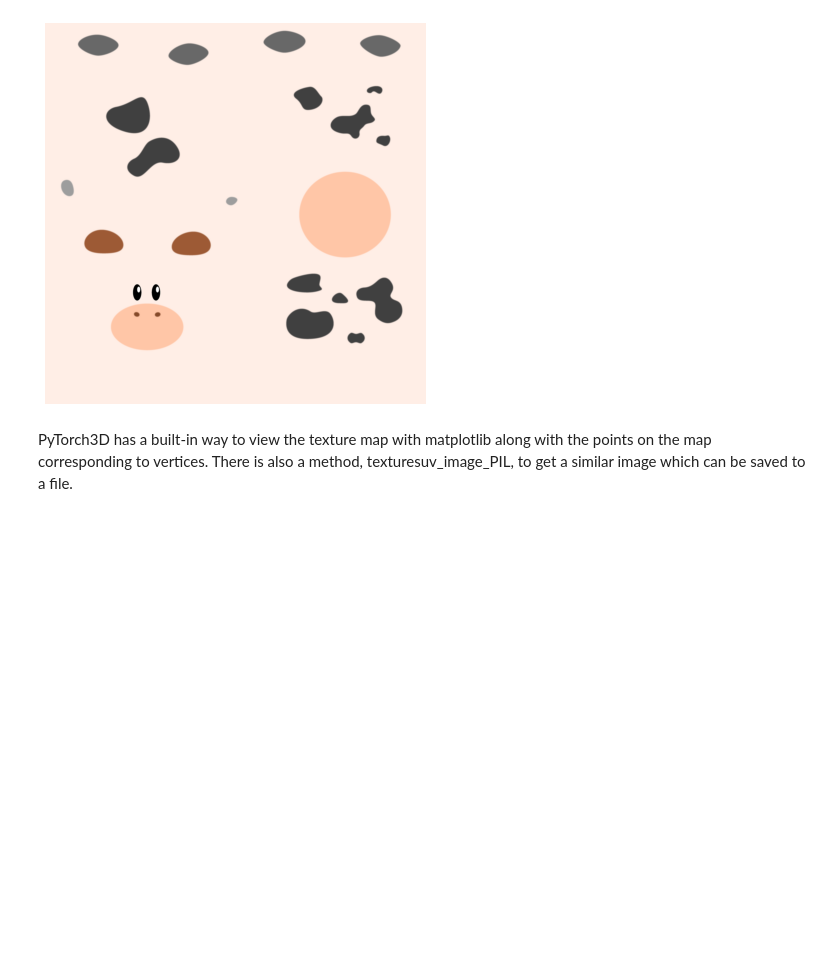
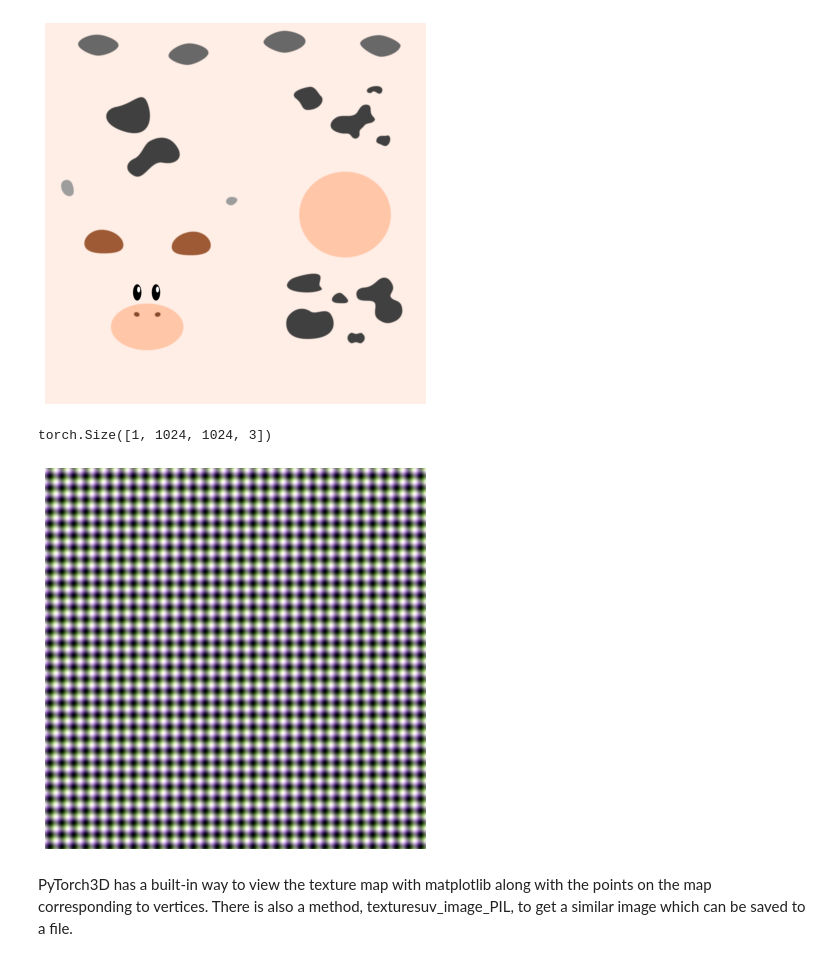
Before and after one commit to theycallmepeter/pytorch3d_PBR, a Jupyter notebook: docs/tutorials/testing_new_shaders.ipynb, the cells around one changed output. Drawn from its saved outputs; the diff is of its cells as text; code cells hidden in the pictures; blank space fills up the shorter version.

Commit message:
normal mapping implemented

```diff
--- a/docs/tutorials/testing_new_shaders.ipynb
+++ b/docs/tutorials/testing_new_shaders.ipynb
@@ -864,6 +864,15 @@ plt.axis("off");
 # %% [output]
 torch.Size([1, 1024, 1024, 3])
 [figure]
+# %%
+plt.figure(figsize=(7,7))
+texture_image=mesh.normalmaps.maps_padded()
+print(texture_image.shape)
+plt.imshow(texture_image.squeeze().cpu().numpy())
+plt.axis("off");
+# %% [output]
+torch.Size([1, 1024, 1024, 3])
+[figure, added]
 # %% [markdown]
 PyTorch3D has a built-in way to view the texture map with matplotlib along with the points on the map corresponding to vertices. There is also a method, texturesuv_image_PIL, to get a similar image which can be saved to a file.
 # %%
```
Also changed, not shown: parts of 7 cells of this notebook, 10 other files.
